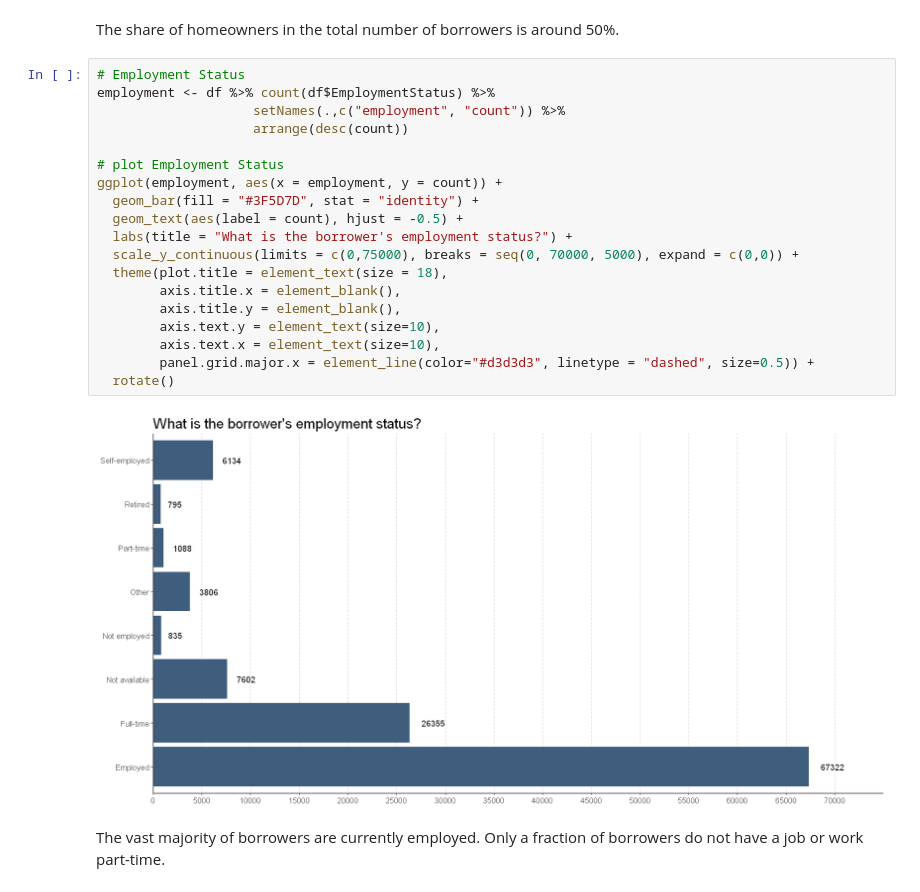
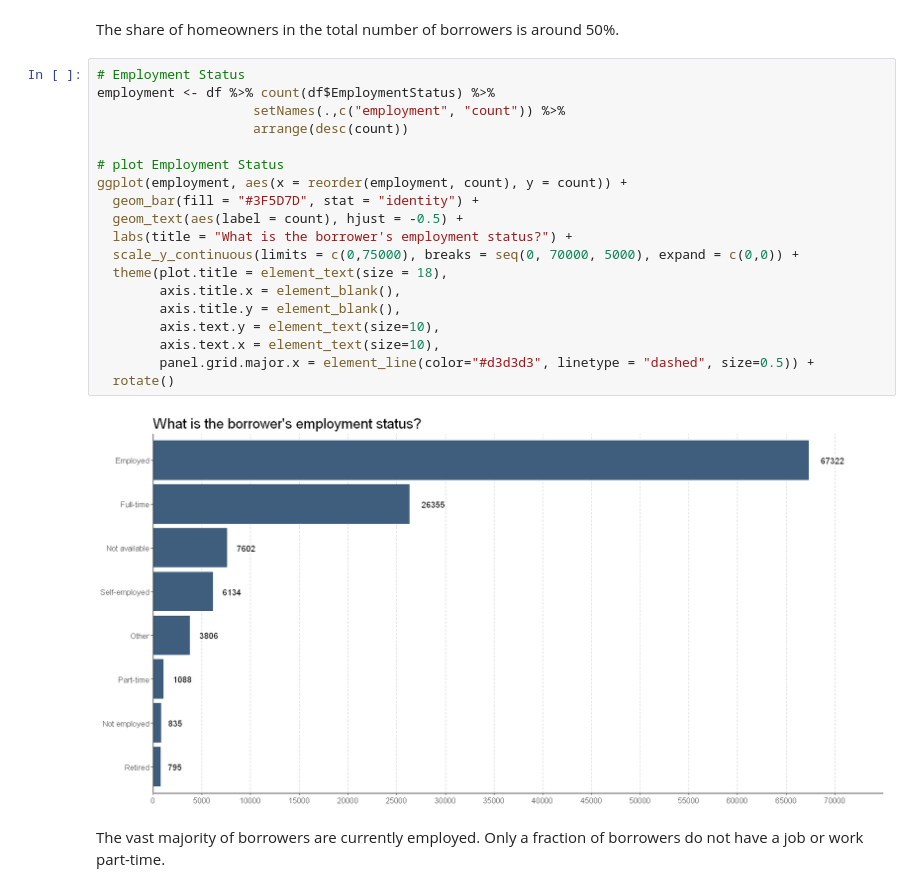
Before and after one commit to BarbaraStempien/DA--Loan-Data-from-Prosper, a Jupyter notebook: analysis.ipynb, the cells around one changed output. Drawn from its saved outputs; the diff is of its cells as text.

```diff
--- a/analysis.ipynb
+++ b/analysis.ipynb
@@ -758,24 +778,24 @@ The share of homeowners in the total number of borrowers is around 50%.
 # %%
 # Employment Status
 employment <- df %>% count(df$EmploymentStatus) %>%
                     setNames(.,c("employment", "count")) %>%
                     arrange(desc(count))
 
 # plot Employment Status
-ggplot(employment, aes(x = employment, y = count)) +
+ggplot(employment, aes(x = reorder(employment, count), y = count)) +
   geom_bar(fill = "#3F5D7D", stat = "identity") +
   geom_text(aes(label = count), hjust = -0.5) +
   labs(title = "What is the borrower's employment status?") +
   scale_y_continuous(limits = c(0,75000), breaks = seq(0, 70000, 5000), expand = c(0,0)) +
   theme(plot.title = element_text(size = 18),
         axis.title.x = element_blank(),
         axis.title.y = element_blank(),
         axis.text.y = element_text(size=10),
         axis.text.x = element_text(size=10),
         panel.grid.major.x = element_line(color="#d3d3d3", linetype = "dashed", size=0.5)) +
   rotate()
 # %% [output]
-[figure, old version]
+[figure, new version]
 # %% [markdown]
 The vast majority of borrowers are currently employed. Only a fraction of borrowers do not have a job or work part-time.
 # %%
```
Also changed, not shown: parts of 36 cells of this notebook, 2 other files.
